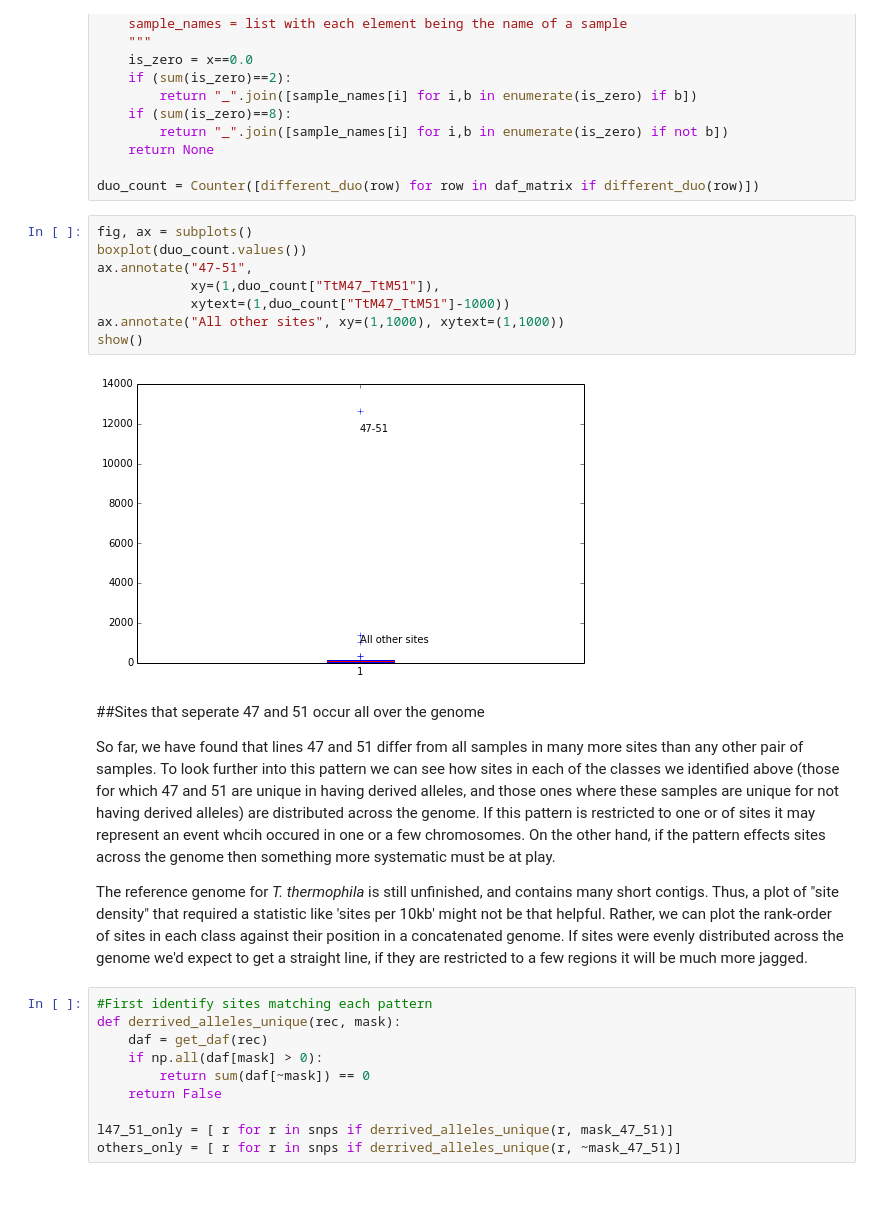
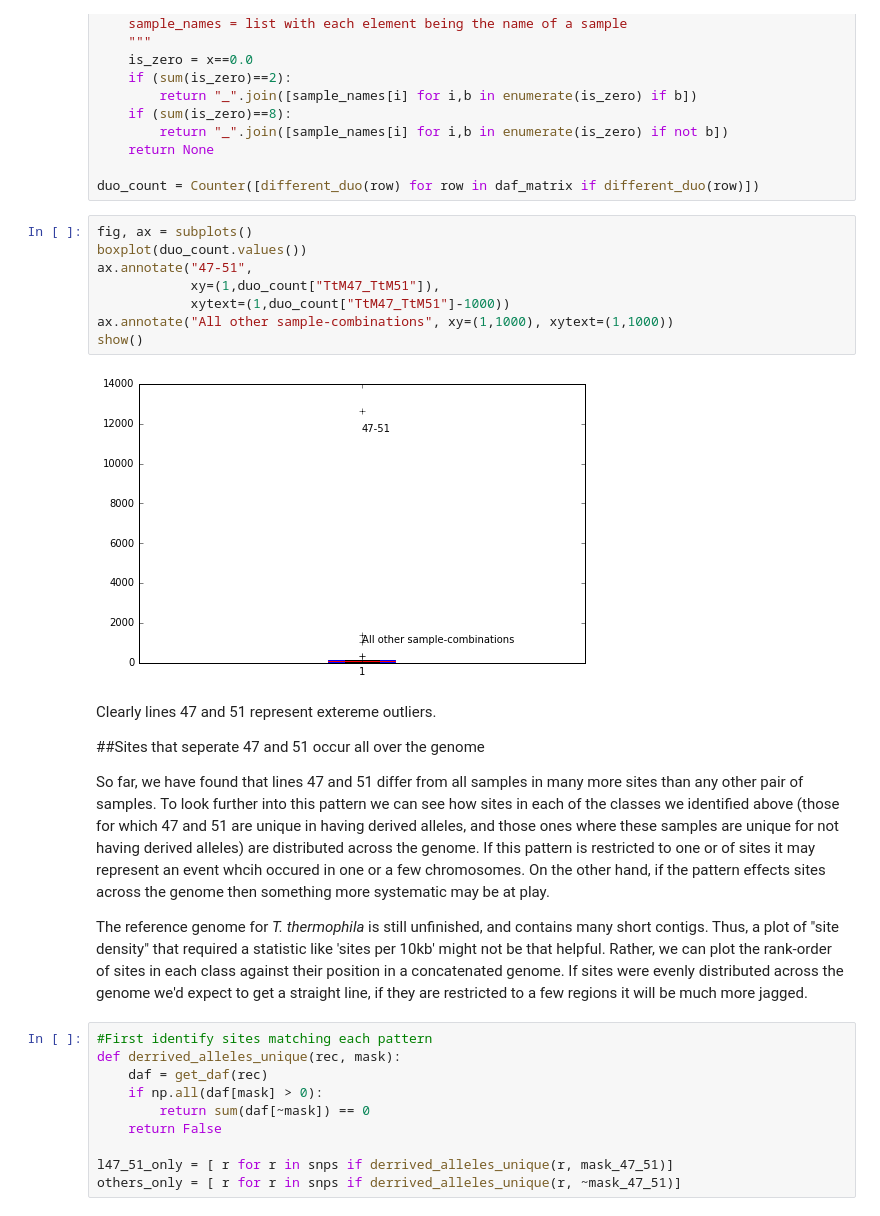
Before and after one commit to reedacartwright/Tt_MA_supplement, a Jupyter notebook: Supplement.ipynb, the cells around one changed output. Drawn from its saved outputs; the diff is of its cells as text.

```diff
--- a/Supplement.ipynb
+++ b/Supplement.ipynb
@@ -185,17 +188,19 @@ duo_count = Counter([different_duo(row) for row in daf_matrix if different_duo(r
 # %%
 fig, ax = subplots()
 boxplot(duo_count.values())
 ax.annotate("47-51",
             xy=(1,duo_count["TtM47_TtM51"]),
             xytext=(1,duo_count["TtM47_TtM51"]-1000))
-ax.annotate("All other sites", xy=(1,1000), xytext=(1,1000))
+ax.annotate("All other sample-combinations", xy=(1,1000), xytext=(1,1000))
 show()
 # %% [output]
-[figure, old version]
+[figure, new version]
 # %% [markdown]
+Clearly lines 47 and 51 represent extereme outliers.
+
 ##Sites that seperate 47 and 51 occur all over the genome
 
-So far, we have found that lines 47 and 51 differ from all samples in many more sites than any other pair of samples. To look further into this pattern we can see how sites in each of the classes we identified above (those for which 47 and 51 are unique in having derived alleles, and those ones where these samples are unique for not having derived alleles) are distributed across the genome. If this pattern is  restricted to one or of sites it may represent an event whcih occured in one or a few chromosomes. On the other hand, if the pattern effects sites across the genome then something more systematic must be at play.
+So far, we have found that lines 47 and 51 differ from all samples in many more sites than any other pair of samples. To look further into this pattern we can see how sites in each of the classes we identified above (those for which 47 and 51 are unique in having derived alleles, and those ones where these samples are unique for not having derived alleles) are distributed across the genome. If this pattern is  restricted to one or of sites it may represent an event whcih occured in one or a few chromosomes. On the other hand, if the pattern effects sites across the genome then something more systematic may be at play.
 
 The reference genome for _T. thermophila_ is still unfinished, and contains many short contigs. Thus, a plot of "site density" that required a statistic like 'sites per 10kb' might not be that helpful. Rather, we can plot the rank-order of sites in each class against their position in a concatenated genome. If sites were evenly distributed across the genome we'd expect to get a straight line, if they are restricted to a few regions it will be much more jagged.
 # %%
```
Also changed, not shown: parts of 28 cells of this notebook, 1 other file.
